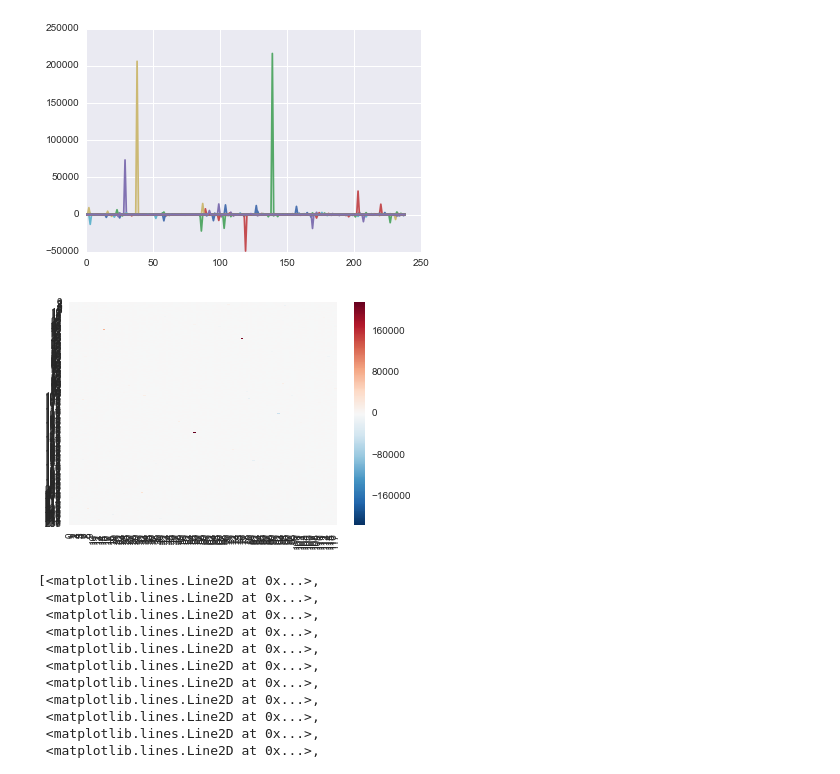
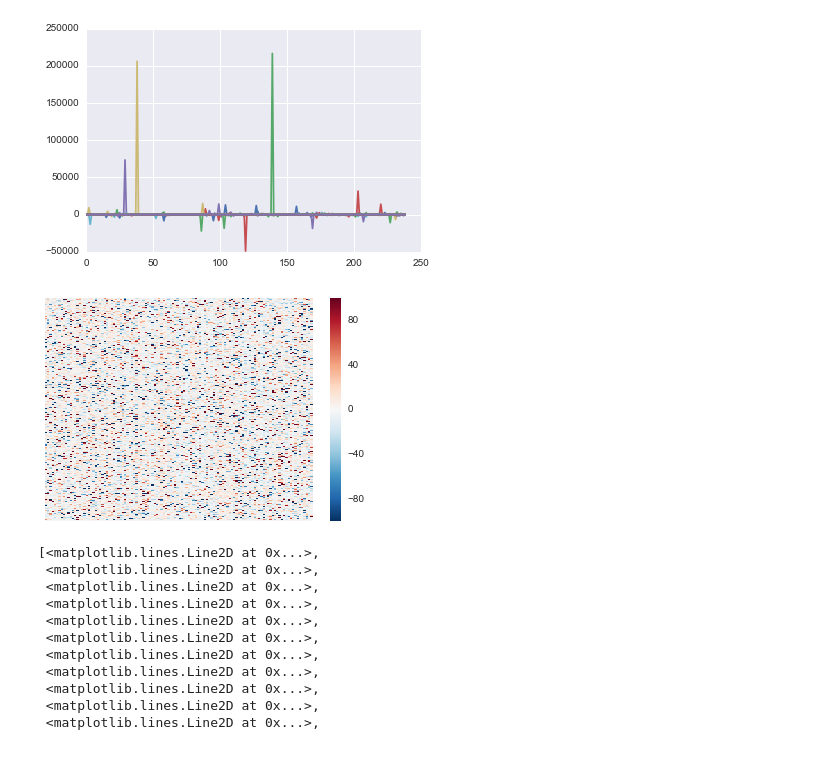
Before and after one commit to annieliu77/SWDB2016, a Jupyter notebook: Variability.ipynb, the cells around one changed output. Saved outputs shown, nothing was run; the diff lists cells and outputs as text; code cells hidden in the pictures.

```diff
--- a/Variability.ipynb
+++ b/Variability.ipynb
@@ -183,0 +90,13 @@ SortedGFData
+# %%
+#get_group pulls all trials/cells for a single stimulus i
+for i in np.unique(framelist):
+    SortedGF=groupedFrame.get_group(i)
+    if i == -1:
+        SortedGFData=pd.DataFrame(variation(SortedGF,axis=0))
+    if i >=0:
+        tmp = pd.DataFrame(variation(SortedGF,axis=0))
+#     SortedAll[i]=SortedGFData
+        SortedGFData[i] = tmp
+
+SortedGFData.head()
+SortedGFData.shape
@@ -205,9 +126,9 @@ plt.plot(SortedGFData)
  <matplotlib.lines.Line2D at 0x...>]
 [figure]
 # %%
-ax=seaborn.heatmap(SortedGFData,vm)
+ax=seaborn.heatmap(SortedGFData,vmin=-100,vmax=100,xticklabels=False,yticklabels=False)
 # %% [output]
-[figure, old version]
+[figure, new version]
 # %%
 plt.plot(SortedGFData)
 # %% [output]
```
Also changed, not shown: parts of 7 cells of this notebook, 1 other file.
